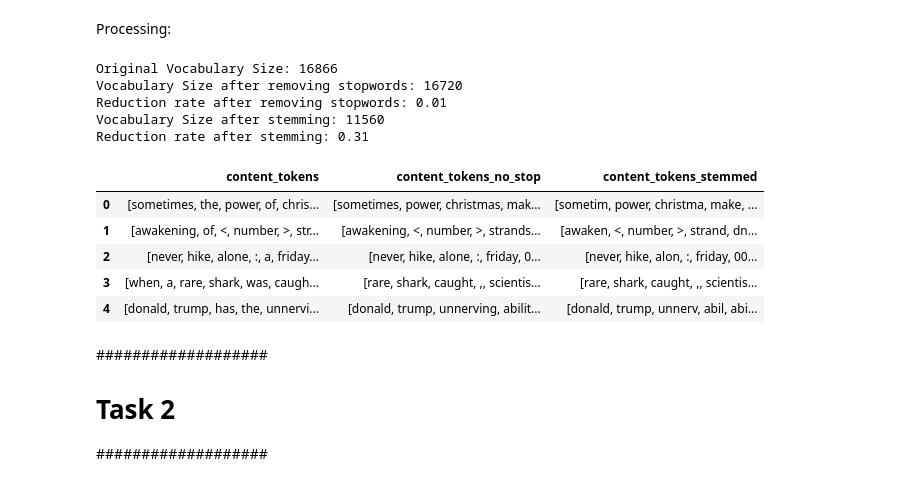
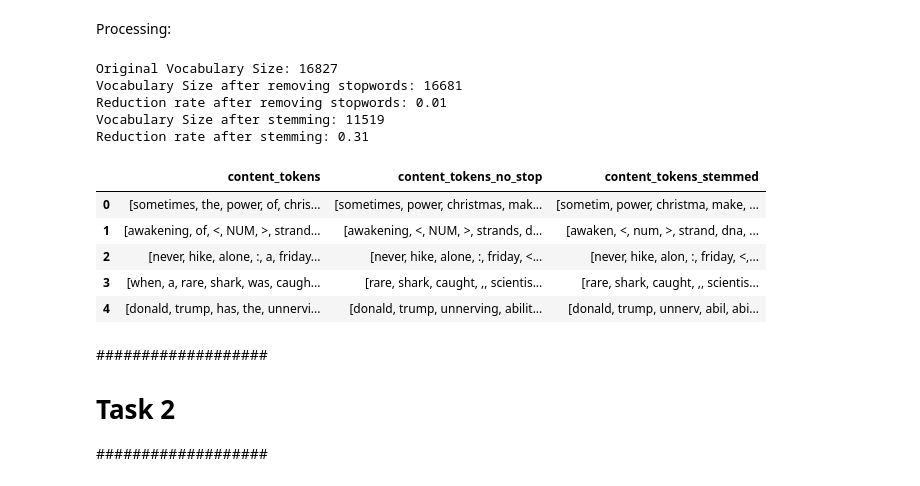
Before and after one commit to deKeysergracht/FakeNewsProject, a Jupyter notebook: Eksamen.ipynb, the cells around one changed output. Cells and saved outputs as stored; diff of their text form; code cells hidden in the pictures.

```diff
--- a/Eksamen.ipynb
+++ b/Eksamen.ipynb
@@ -100,7 +100,7 @@ print(df_cleaned)
 Processing:
 # %%
 # Vi anvender rensningsfunktionen på 'content' kolonnen
-df['cleaned_content'] = df['content'].apply(apply_clean)
+df['cleaned_content'] = df['content'].apply(clean_text)
 
 # Tokenisering af den rensede 'content' kolonne
 df['content_tokens'] = df['cleaned_content'].apply(word_tokenize)
@@ -111,38 +111,38 @@ df['content_tokens_no_stop'] = df['content_tokens'].apply(lambda tokens: [token
 
 # Anvendelse af stemming
 stemmer = PorterStemmer()
 df['content_tokens_stemmed'] = df['content_tokens_no_stop'].apply(lambda tokens: [stemmer.stem(token) for token in tokens])
 
 # Beregning af størrelsen på ordforrådet og reduktionsrater
 original_vocab_size = df['content_tokens'].explode().nunique()
 vocab_size_no_stop = df['content_tokens_no_stop'].explode().nunique()
 vocab_size_stemmed = df['content_tokens_stemmed'].explode().nunique()
 
 def calculate_reduction_rate(original_size, reduced_size):
     return (original_size - reduced_size) / original_size
 
 stopwords_reduction_rate = calculate_reduction_rate(original_vocab_size, vocab_size_no_stop)
 stemming_reduction_rate = calculate_reduction_rate(vocab_size_no_stop, vocab_size_stemmed)
 
 # Viser de beregnede størrelser og reduktionsrater
 print(f'Original Vocabulary Size: {original_vocab_size}')
 print(f'Vocabulary Size after removing stopwords: {vocab_size_no_stop}')
 print(f'Reduction rate after removing stopwords: {stopwords_reduction_rate:.2f}')
 print(f'Vocabulary Size after stemming: {vocab_size_stemmed}')
 print(f'Reduction rate after stemming: {stemming_reduction_rate:.2f}')
 
 # Viser de første par rækker for at bekræfte ændringerne
 df[['content_tokens', 'content_tokens_no_stop', 'content_tokens_stemmed']].head()
 # %% [output]
-Original Vocabulary Size: 16866
-Vocabulary Size after removing stopwords: 16720
+Original Vocabulary Size: 16827
+Vocabulary Size after removing stopwords: 16681
 Reduction rate after removing stopwords: 0.01
-Vocabulary Size after stemming: 11560
+Vocabulary Size after stemming: 11519
 Reduction rate after stemming: 0.31
 |  | content_tokens | content_tokens_no_stop | content_tokens_stemmed |
 | 0 | [sometimes, the, power, of, chris... | [sometimes, power, christmas, mak... | [sometim, power, christma, make, ... |
-| 1 | [awakening, of, <, number, >, str... | [awakening, <, number, >, strands... | [awaken, <, number, >, strand, dn... |
-| 2 | [never, hike, alone, :, a, friday... | [never, hike, alone, :, friday, 0... | [never, hike, alon, :, friday, 00... |
+| 1 | [awakening, of, <, NUM, >, strand... | [awakening, <, NUM, >, strands, d... | [awaken, <, num, >, strand, dna, ... |
+| 2 | [never, hike, alone, :, a, friday... | [never, hike, alone, :, friday, <... | [never, hike, alon, :, friday, <,... |
 | 3 | [when, a, rare, shark, was, caugh... | [rare, shark, caught, ,, scientis... | [rare, shark, caught, ,, scientis... |
 | 4 | [donald, trump, has, the, unnervi... | [donald, trump, unnerving, abilit... | [donald, trump, unnerv, abil, abi... |
 # %% [markdown]
```
Also changed, not shown: parts of 2 cells of this notebook.
